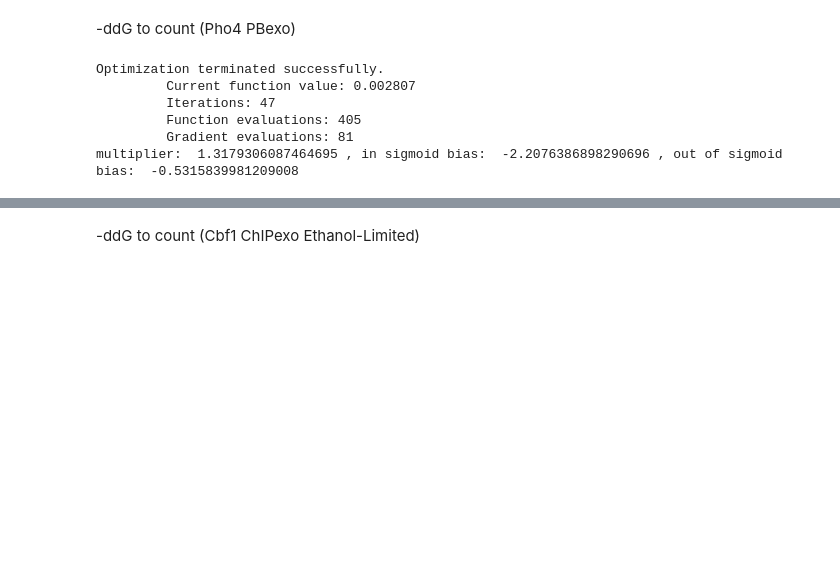
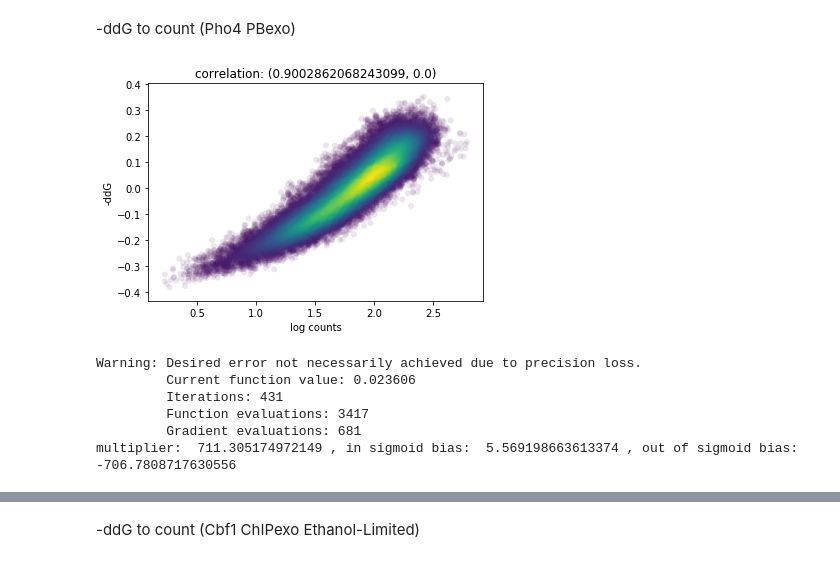
Before and after one commit to kundajelab/pho4, a Jupyter notebook: regressing_explicit.ipynb, the cells around one changed output, grey strips where cells are left out. Saved outputs shown, nothing was run; the diff lists cells and outputs as text; code cells hidden in the pictures; blank space fills up the shorter version.

```diff
--- a/regressing_explicit.ipynb
+++ b/regressing_explicit.ipynb
@@ -111,13 +112,17 @@ for key in sampled_keys:
 preacts = np.array(preacts)
 labels = np.array(labels)
+# %%
+plotCorrs(preacts, -labels, "log counts", "-ddG")
+# %% [output]
+[figure, added]
 # %%
 sf = SigmoidFit()
 calibration_func, inv_func = sf(valid_preacts, valid_labels)
-calibrated_labels = calibration_func(preacts)
+calibrated_preacts = calibration_func(labels)
 # %% [output]
-Optimization terminated successfully.
-         Current function value: 0.002807
-         Iterations: 47
-         Function evaluations: 405
-         Gradient evaluations: 81
-multiplier:  1.3179306087464695 , in sigmoid bias:  -2.2076386898290696 , out of sigmoid bias:  -0.5315839981209008
+Warning: Desired error not necessarily achieved due to precision loss.
+         Current function value: 0.023606
+         Iterations: 431
+         Function evaluations: 3417
+         Gradient evaluations: 681
+multiplier:  711.305174972149 , in sigmoid bias:  5.569198663613374 , out of sigmoid bias:  -706.7808717630556
```
Also changed, not shown: parts of 18 cells of this notebook.
